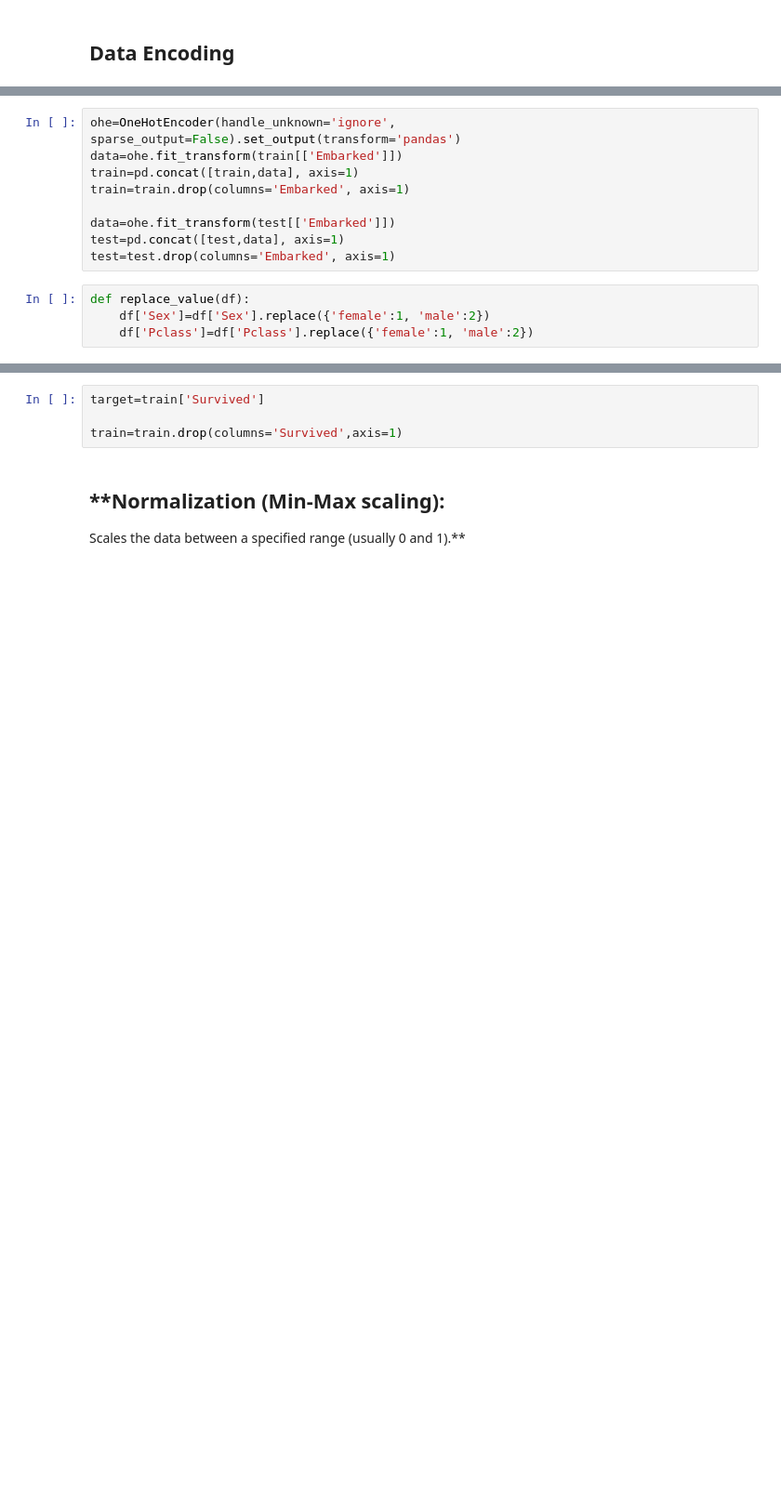
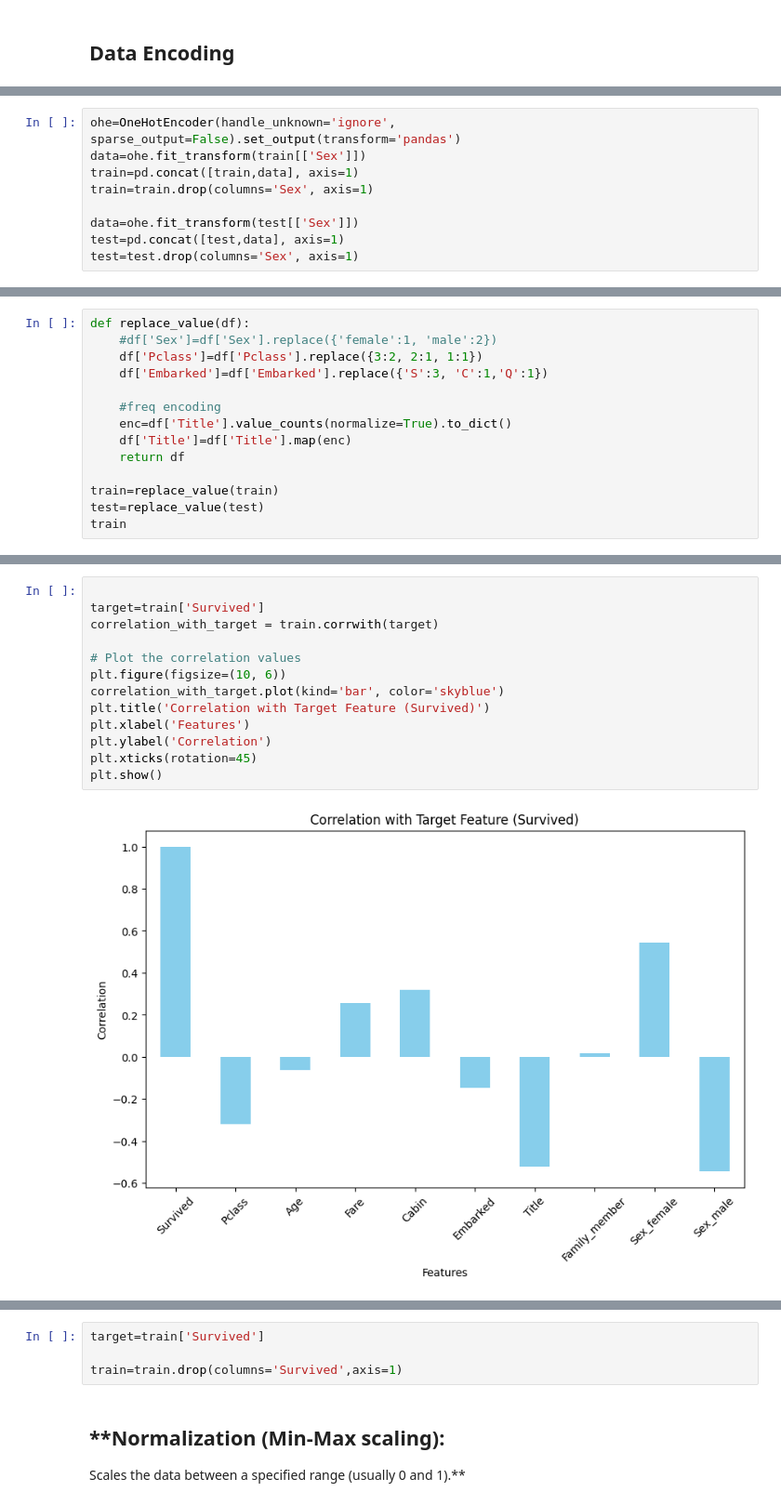
Before and after one commit to SRafi007/Titanic_Machine_Learning_from_Disaster, a Jupyter notebook: Titanic - Machine Learning from Disaster.ipynb, the cells around one changed output, grey strips where cells are left out. Shown: that part at 93% size. Saved outputs shown, nothing was run; the diff lists cells and outputs as text; blank space fills up the shorter version.

```diff
--- a/Titanic - Machine Learning from Disaster.ipynb
+++ b/Titanic - Machine Learning from Disaster.ipynb
@@ -125,2 +374,11 @@ train.info()
+# %%
+ohe=OneHotEncoder(handle_unknown='ignore', sparse_output=False).set_output(transform='pandas')
+data=ohe.fit_transform(train[['Sex']])
+train=pd.concat([train,data], axis=1)
+train=train.drop(columns='Sex', axis=1)
+
+data=ohe.fit_transform(test[['Sex']])
+test=pd.concat([test,data], axis=1)
+test=test.drop(columns='Sex', axis=1)
 # %% [markdown]
 ohe=OneHotEncoder(handle_unknown='ignore', sparse_output=False).set_output(transform='pandas')
@@ -134,13 +392,14 @@ test_ds=test_ds.drop(columns='Sex', axis=1)
-# %%
-ohe=OneHotEncoder(handle_unknown='ignore', sparse_output=False).set_output(transform='pandas')
-data=ohe.fit_transform(train[['Embarked']])
-train=pd.concat([train,data], axis=1)
-train=train.drop(columns='Embarked', axis=1)
-
-data=ohe.fit_transform(test[['Embarked']])
-test=pd.concat([test,data], axis=1)
-test=test.drop(columns='Embarked', axis=1)
 # %%
 def replace_value(df):
-    df['Sex']=df['Sex'].replace({'female':1, 'male':2})
-    df['Pclass']=df['Pclass'].replace({'female':1, 'male':2})
+    #df['Sex']=df['Sex'].replace({'female':1, 'male':2})
+    df['Pclass']=df['Pclass'].replace({3:2, 2:1, 1:1})
+    df['Embarked']=df['Embarked'].replace({'S':3, 'C':1,'Q':1})
+
+    #freq encoding
+    enc=df['Title'].value_counts(normalize=True).to_dict()
+    df['Title']=df['Title'].map(enc)
+    return df
+
+train=replace_value(train)
+test=replace_value(test)
+train
@@ -156,0 +478,15 @@ train_ds.info()
+# %%
+
+target=train['Survived']
+correlation_with_target = train.corrwith(target)
+
+# Plot the correlation values
+plt.figure(figsize=(10, 6))
+correlation_with_target.plot(kind='bar', color='skyblue')
+plt.title('Correlation with Target Feature (Survived)')
+plt.xlabel('Features')
+plt.ylabel('Correlation')
+plt.xticks(rotation=45)
+plt.show()
+# %% [output]
+[figure, added]
```
Also changed, not shown: parts of 53 cells of this notebook.
